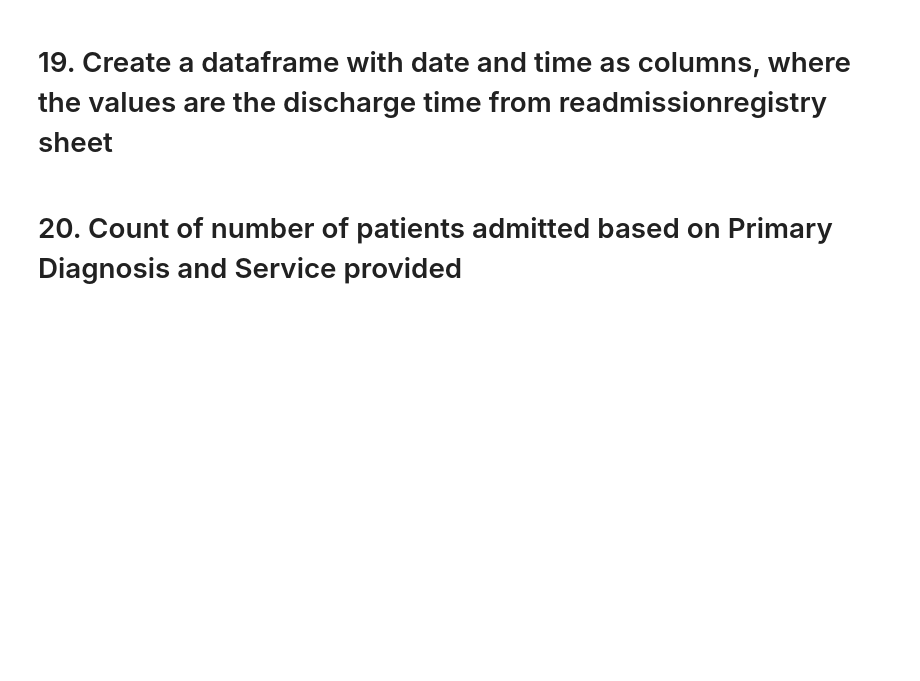
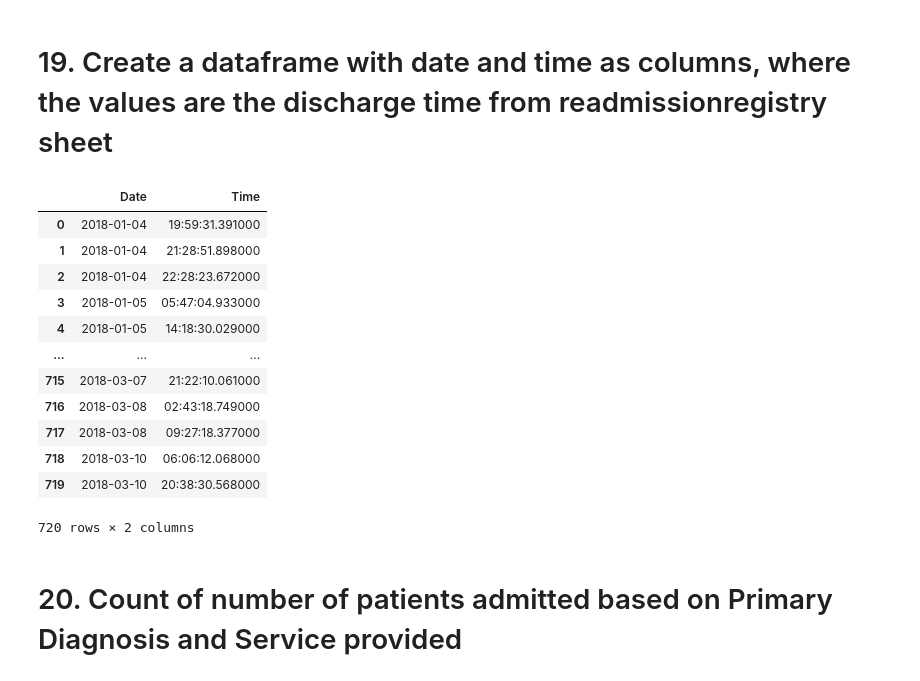
Before and after one commit to sharmaruchi02/Python_heckathon, a Jupyter notebook: Python_Hackathon_DataNinjas.ipynb, the cells around one changed output. Cells and saved outputs as stored; diff of their text form; code cells hidden in the pictures; blank space fills up the shorter version.

```diff
--- a/Python_Hackathon_DataNinjas.ipynb
+++ b/Python_Hackathon_DataNinjas.ipynb
@@ -60,6 +95,26 @@ sns.pairplot(dfreadm, diag_kind = 'kde')
 # 18. Add column 'Age' in Patient table
 # %% [markdown]
 # 19. Create a dataframe with date and time as columns, where the values are the discharge time from readmissionregistry sheet
+# %%
+Date = pd.to_datetime(dfreadm['DischargeDate']).dt.date
+Time = pd.to_datetime(dfreadm['DischargeDate']).dt.time
+df_New = pd.DataFrame(list(zip(Date,Time)),
+                  columns = ['Date', 'Time'])
+df_New
+# %% [output]
+|  | Date | Time |
+| 0 | 2018-01-04 | 19:59:31.391000 |
+| 1 | 2018-01-04 | 21:28:51.898000 |
+| 2 | 2018-01-04 | 22:28:23.672000 |
+| 3 | 2018-01-05 | 05:47:04.933000 |
+| 4 | 2018-01-05 | 14:18:30.029000 |
+| ... | ... | ... |
+| 715 | 2018-03-07 | 21:22:10.061000 |
+| 716 | 2018-03-08 | 02:43:18.749000 |
+| 717 | 2018-03-08 | 09:27:18.377000 |
+| 718 | 2018-03-10 | 06:06:12.068000 |
+| 719 | 2018-03-10 | 20:38:30.568000 |
+720 rows × 2 columns
 # %% [markdown]
 # 20. Count of number of patients admitted based on Primary Diagnosis and Service provided
 # %% [markdown]
```
Also changed, not shown: parts of 16 cells of this notebook.
